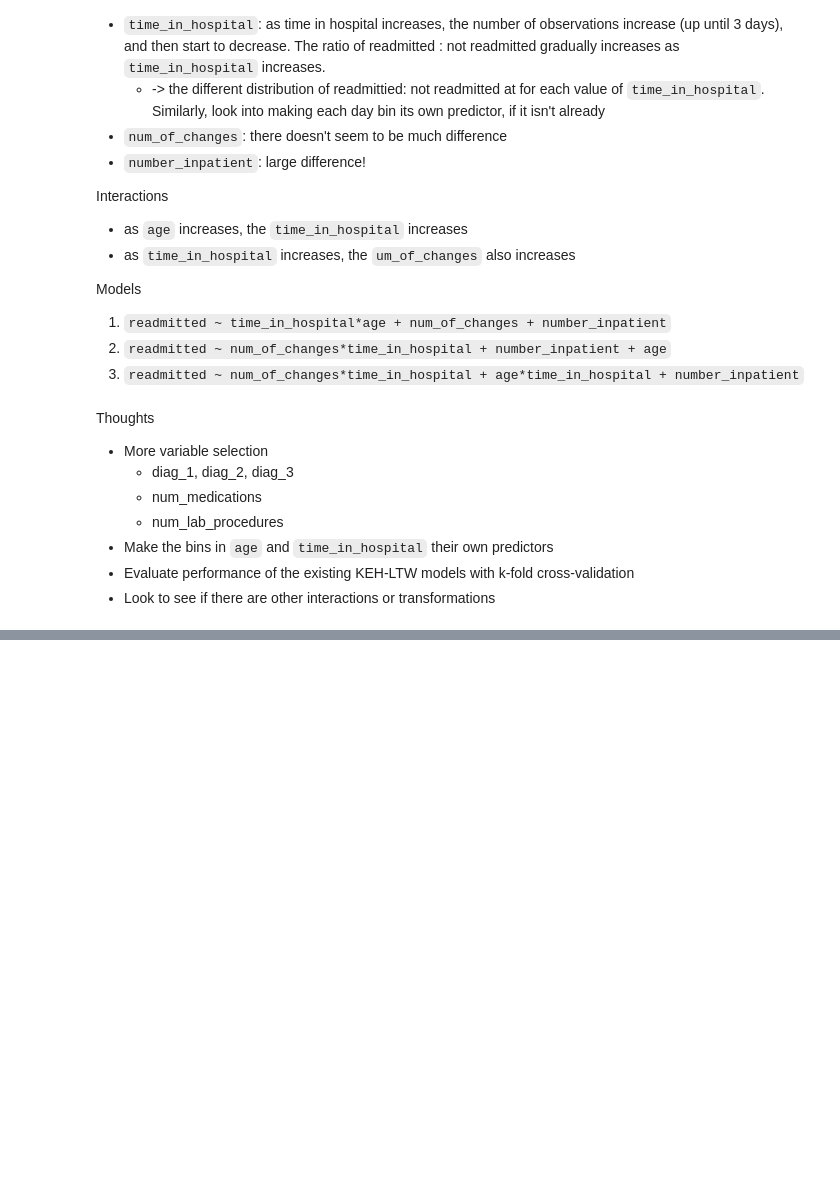
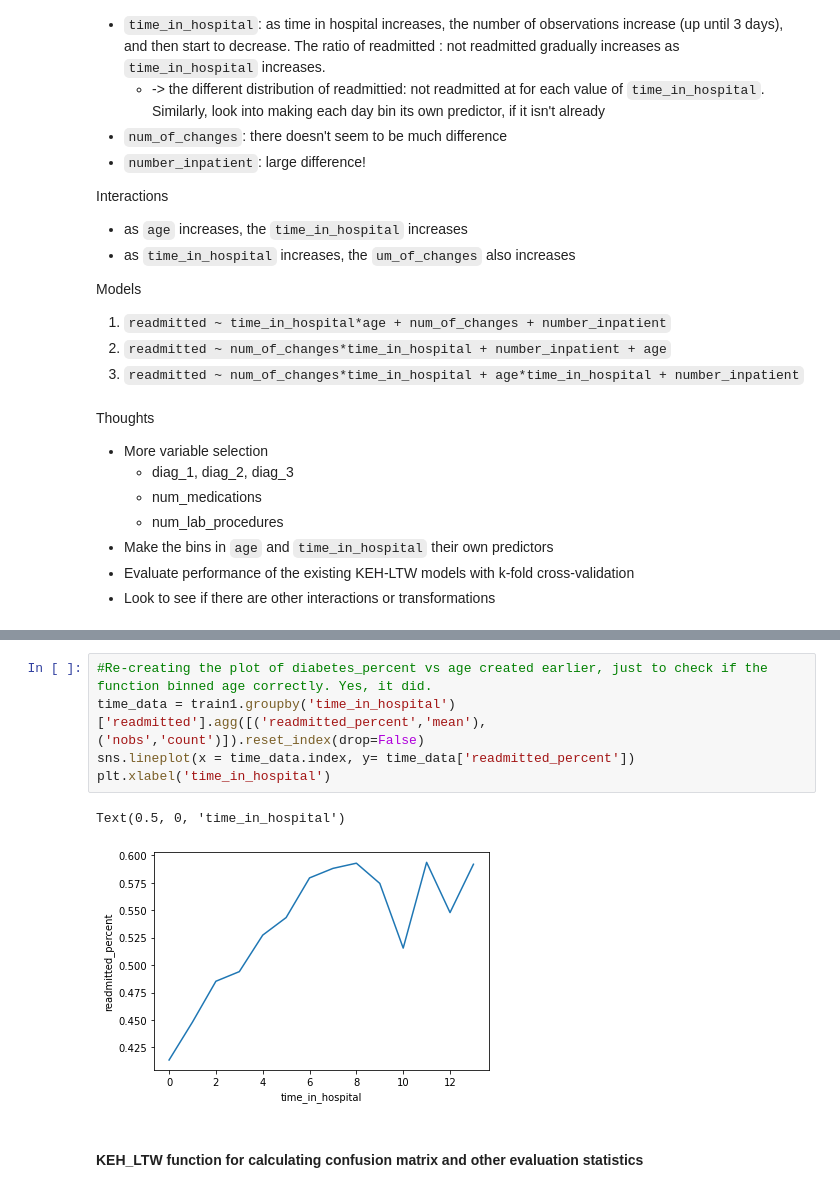
Before and after one commit to AnastasiaKWei/Saturn, a Jupyter notebook: Amy.ipynb, the cells around one changed output, grey strips where cells are left out. Cells and saved outputs as stored; diff of their text form; blank space fills up the shorter version.

```diff
--- a/Amy.ipynb
+++ b/Amy.ipynb
@@ -66,0 +75,10 @@ Thoughts
+# %%
+#Re-creating the plot of diabetes_percent vs age created earlier, just to check if the function binned age correctly. Yes, it did.
+time_data = train1.groupby('time_in_hospital')['readmitted'].agg([('readmitted_percent','mean'),('nobs','count')]).reset_index(drop=False)
+sns.lineplot(x = time_data.index, y= time_data['readmitted_percent'])
+plt.xlabel('time_in_hospital')
+# %% [output]
+Text(0.5, 0, 'time_in_hospital')
+[figure, added]
+# %% [markdown]
+#### KEH_LTW function for calculating confusion matrix and other evaluation statistics
```
Also changed, not shown: parts of 20 cells of this notebook.
